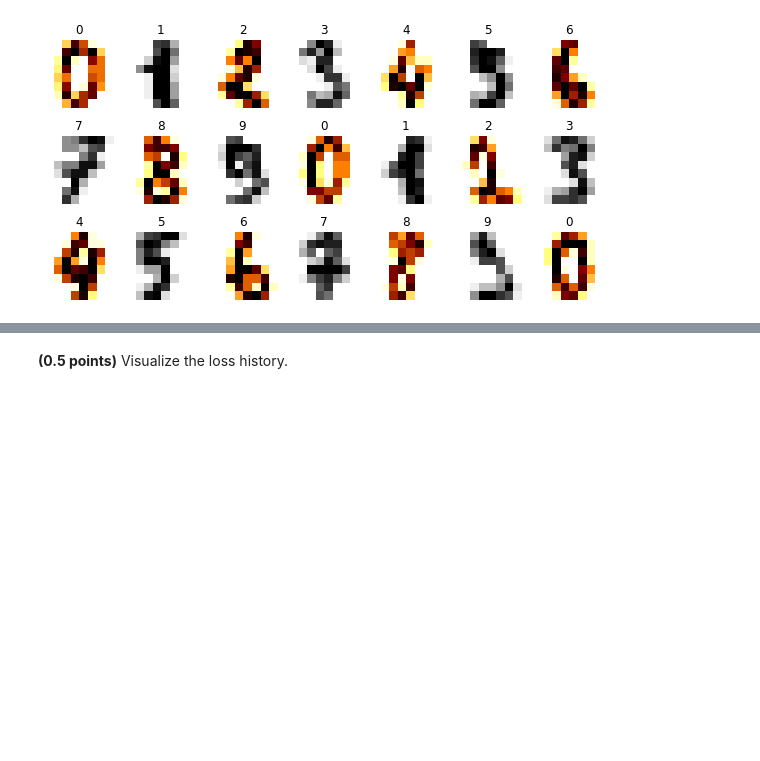
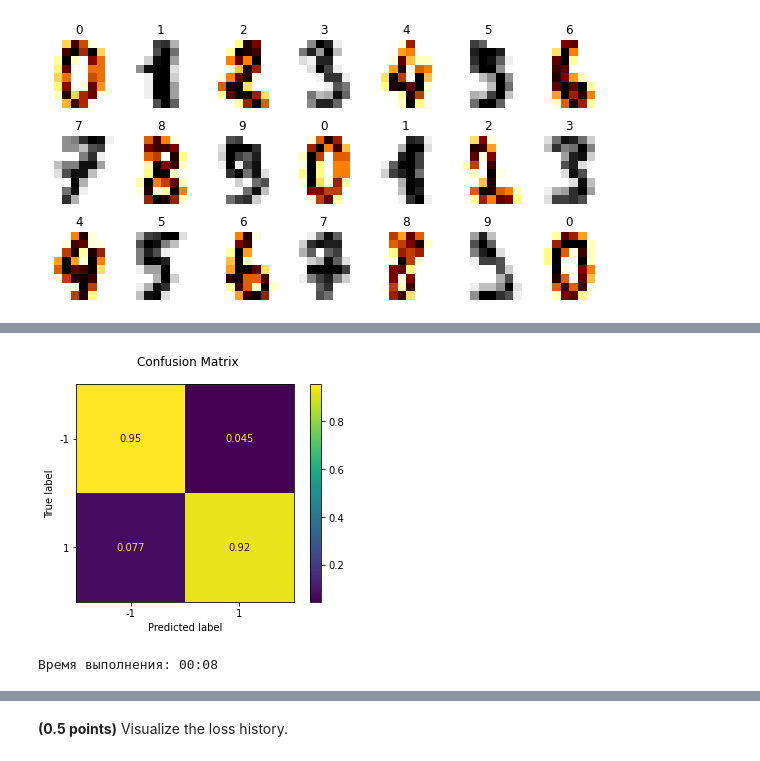
Before and after one commit to DIVIGL1/RSSchool-ML-Open-Course, a Jupyter notebook: 5_classification_linear_knn/hw_classification.ipynb, the cells around one changed output, grey strips where cells are left out. Cells and saved outputs as stored; diff of their text form; code cells hidden in the pictures; blank space fills up the shorter version.

```diff
--- a/5_classification_linear_knn/hw_classification.ipynb
+++ b/5_classification_linear_knn/hw_classification.ipynb
@@ -176,4 +217,4 @@ assert np.allclose(lr_clf.weights_, np.array([ 3.1000e-06,  0.0000e+00,  4.1800e
        -3.9560e-04, -1.7700e-05, -3.0000e-07,  2.6800e-05,  6.3920e-04,
         1.8090e-04, -7.3660e-04, -5.3930e-04, -3.7060e-04, -2.8200e-05]), atol=1e-5)
 # %%
-model = CustomLogisticRegression()
+model = CustomLogisticRegression(max_iter=1000)
@@ -182,2 +221,13 @@ train_acc, test_acc = fit_evaluate(model, X_train, y_train, X_test, y_test)
+# %%
+import time
+start_prog_time = time.time()
+
+train_acc, test_acc = fit_evaluate(model, X_train, y_train, X_test, y_test);
+
+duration_in_seconds = int(time.time() - start_prog_time)
+print("Время выполнения: {0:0>2}:{1:0>2}".format(duration_in_seconds // 60, duration_in_seconds % 60))
+# %% [output]
+[figure, added]
+Время выполнения: 00:08
 # %%
 train_acc, test_acc
```
Also changed, not shown: parts of 125 cells of this notebook.
